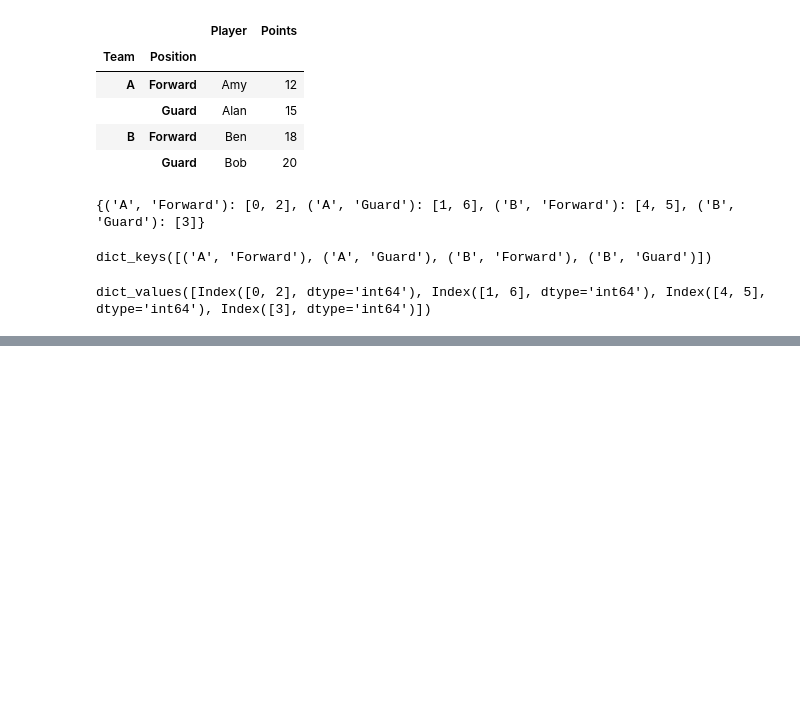
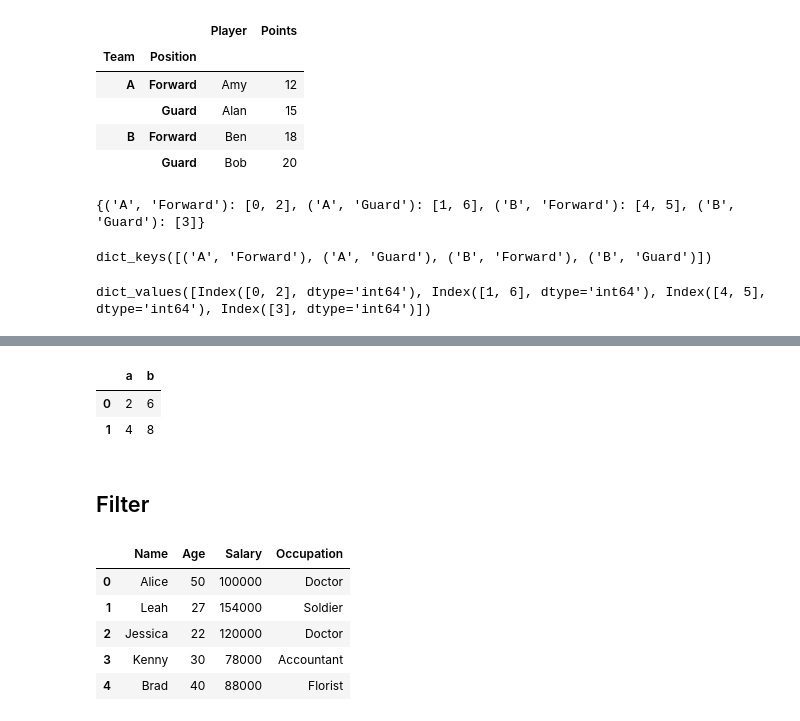
Before and after one commit to fateme-alk/learning, a Jupyter notebook: IBM_data_analysis/module1/IBM_data_analysis.ipynb, the cells around one changed output, grey strips where cells are left out. Cells and saved outputs as stored; diff of their text form; code cells hidden in the pictures; blank space fills up the shorter version.

```diff
--- a/IBM_data_analysis/module1/IBM_data_analysis.ipynb
+++ b/IBM_data_analysis/module1/IBM_data_analysis.ipynb
@@ -986,0 +1118,25 @@ dict_values([Index([0, 2], dtype='int64'), Index([1, 6], dtype='int64'), Index([
+# %%
+df = pd.DataFrame({'a': [1, 2], 'b': [3, 4]})
+df.map(lambda x: x * 2)
+# %% [output]
+|  | a | b |
+| 0 | 2 | 6 |
+| 1 | 4 | 8 |
+# %% [markdown]
+## Filter
+# %%
+df = pd.DataFrame({
+    'Name': ['Alice', 'Leah', 'Jessica', 'Kenny', 'Brad'],
+    'Age': [50, 27, 22, 30, 40],
+    'Salary': [100000, 154000, 120000, 78000, 88000],
+    'Occupation': ['Doctor', 'Soldier', 'Doctor', 'Accountant', 'Florist']
+})
+# %%
+df
+# %% [output]
+|  | Name | Age | Salary | Occupation |
+| 0 | Alice | 50 | 100000 | Doctor |
+| 1 | Leah | 27 | 154000 | Soldier |
+| 2 | Jessica | 22 | 120000 | Doctor |
+| 3 | Kenny | 30 | 78000 | Accountant |
+| 4 | Brad | 40 | 88000 | Florist |
```
Also changed, not shown: parts of 29 cells of this notebook.
